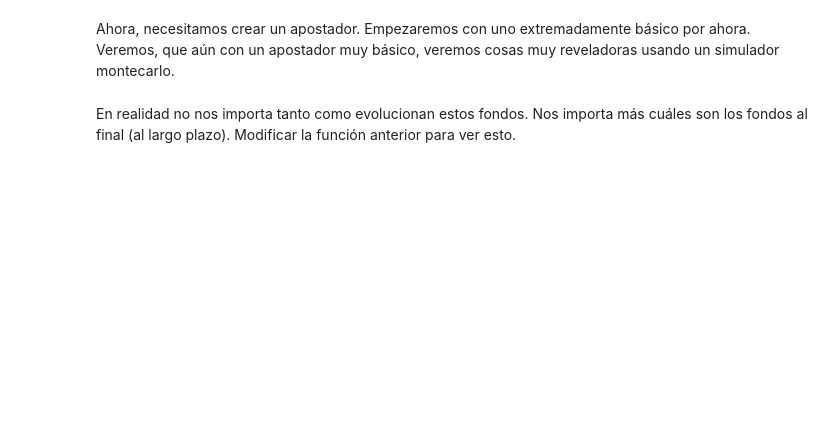
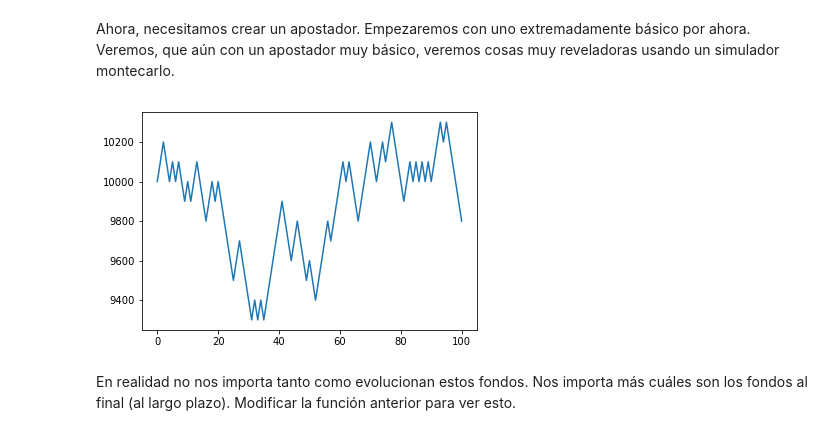
Before and after one commit to luzifi/Simulacion2017, a Jupyter notebook: Modulo2/Clase11_SimulacionMontecarlo.ipynb, the cells around one changed output. Cells and saved outputs as stored; diff of their text form; code cells hidden in the pictures; blank space fills up the shorter version.

```diff
--- a/Modulo2/Clase11_SimulacionMontecarlo.ipynb
+++ b/Modulo2/Clase11_SimulacionMontecarlo.ipynb
@@ -51,2 +78,5 @@ Ahora, comencemos. Primero tenemos que crear nuestro dado.
 # %%
 # Tirar el dado 100 veces para comprobar que nuestra función si trabaja correctamente
+N = 100
+for i in range(N):
+    print("resultado:", tirar_dado())
@@ -54,3 +102,11 @@ Ahora, comencemos. Primero tenemos que crear nuestro dado.
 Sin embargo, el dado por si solo no nos es útil. Necesitamos una función que nos devuelva sólamente si ganamos o perdemos.
 # %%
 # Cambiar/usar la anterior función para obtener una que devuelva simplemente ganar(true) o perder(false)
+def tirar_dado():
+    x = random.randint(1, 100)
+    if x <= 50:
+        return False
+    elif 51<= x< 100:
+        return True
+    elif x == 100:
+        return False
@@ -58,0 +113,14 @@ Sin embargo, el dado por si solo no nos es útil. Necesitamos una función que n
+# %%
+# Probar la función creada para ver que funcione
+N = 100
+contador_ganar = 0
+contador_perder = 0
+for i in range(N):
+    if tirar_dado():
+        print("Felicidades!")
+        contador_ganar += 1
+    else:
+        print("Sigue intentando")
+        contador_perder += 1
+
+print("Ganamos", contador_ganar, " veces y perdimos", contador_perder, " veces.")
@@ -61,8 +147,25 @@ Ahora, necesitamos crear un apostador. Empezaremos con uno extremadamente básic
 # %%
 # Crearemos un apostador simple. Las caracterísitcas son: se empieza con un capital inicial, siempre se apuesta lo mismo,
 # y se va a apostar un número determinado de veces.
+def apostador(cap_inicial, apuesta, n_apuestas):
+    capital = cap_inicial
+    ccapital = [cap_inicial]
+
+    for i in range(n_apuestas):
+        if tirar_dado():
+            capital += apuesta
+            ccapital.append(capital)
+        else:
+            capital -= apuesta
+            ccapital.append(capital)
+
+    return ccapital
 # %%
 # Ver como evolucionan los fondos de nuestro apostador al jugar 100 veces
+plt.plot(apostador(10000, 100, 100))
+plt.show()
+# %% [output]
+[figure, added]
 # %% [markdown]
 En realidad no nos importa tanto como evolucionan estos fondos. Nos importa más cuáles son los fondos al final (al largo plazo). Modificar la función anterior para ver esto.
 # %%
```
Also changed, not shown: parts of 13 cells of this notebook.
